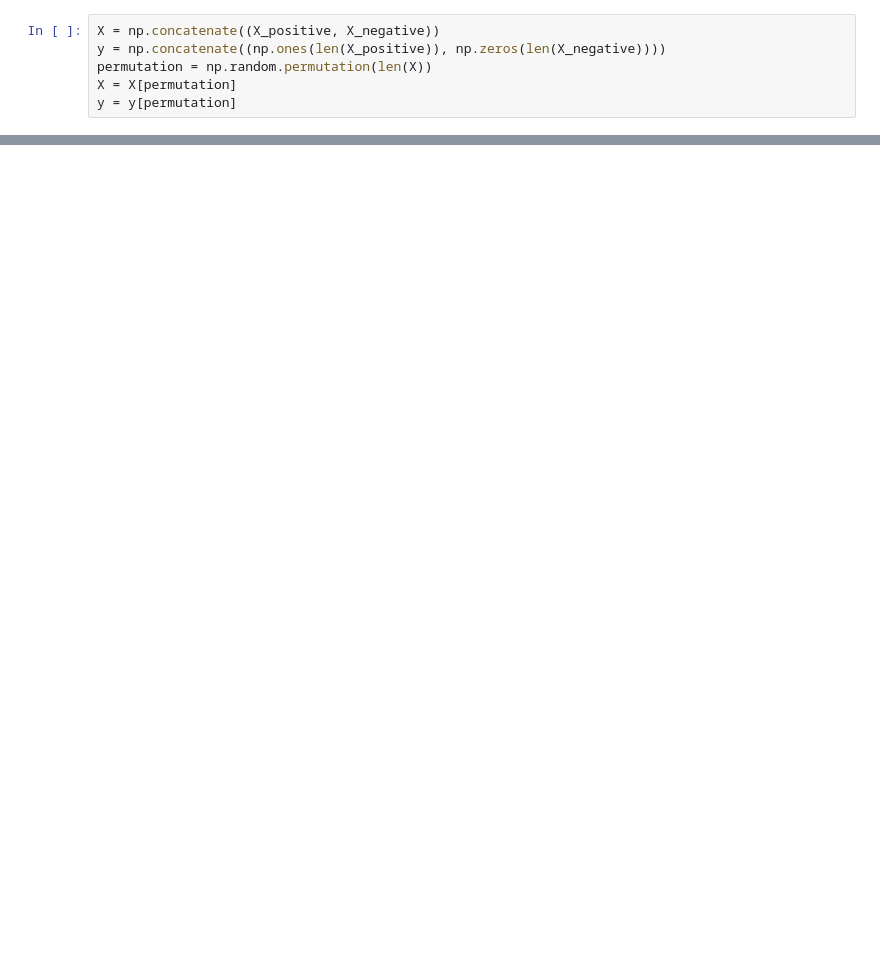
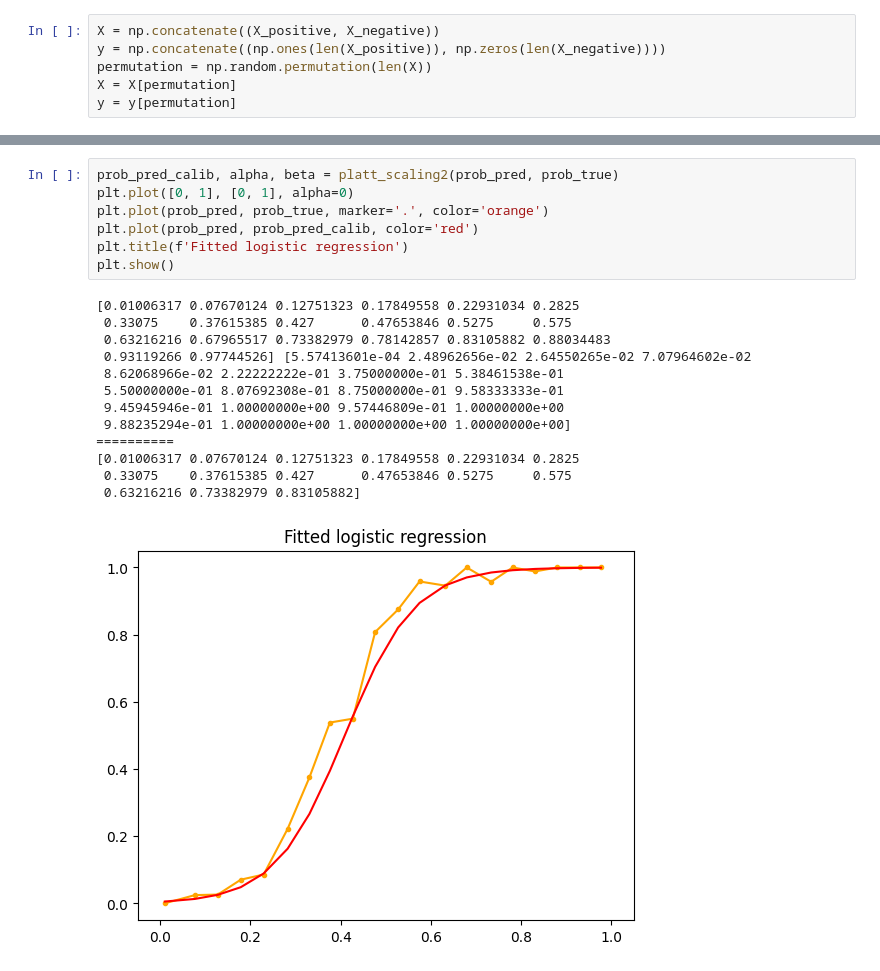
Before and after one commit to wblachowski/models-calibration, a Jupyter notebook: NineOrNein.ipynb, the cells around one changed output, grey strips where cells are left out. Drawn from its saved outputs; the diff is of its cells as text; blank space fills up the shorter version.

```diff
--- a/NineOrNein.ipynb
+++ b/NineOrNein.ipynb
@@ -167,0 +176,21 @@ plt.show()
+# %%
+prob_pred_calib, alpha, beta = platt_scaling2(prob_pred, prob_true)
+plt.plot([0, 1], [0, 1], alpha=0)
+plt.plot(prob_pred, prob_true, marker='.', color='orange')
+plt.plot(prob_pred, prob_pred_calib, color='red')
+plt.title(f'Fitted logistic regression')
+plt.show()
+# %% [output]
+[0.01006317 0.07670124 0.12751323 0.17849558 0.22931034 0.2825
+ 0.33075    0.37615385 0.427      0.47653846 0.5275     0.575
+ 0.63216216 0.67965517 0.73382979 0.78142857 0.83105882 0.88034483
+ 0.93119266 0.97744526] [5.57413601e-04 2.48962656e-02 2.64550265e-02 7.07964602e-02
+ 8.62068966e-02 2.22222222e-01 3.75000000e-01 5.38461538e-01
+ 5.50000000e-01 8.07692308e-01 8.75000000e-01 9.58333333e-01
+ 9.45945946e-01 1.00000000e+00 9.57446809e-01 1.00000000e+00
+ 9.88235294e-01 1.00000000e+00 1.00000000e+00 1.00000000e+00]
+==========
+[0.01006317 0.07670124 0.12751323 0.17849558 0.22931034 0.2825
+ 0.33075    0.37615385 0.427      0.47653846 0.5275     0.575
+ 0.63216216 0.73382979 0.83105882]
+[figure, added]
```
Also changed, not shown: parts of 26 cells of this notebook.
